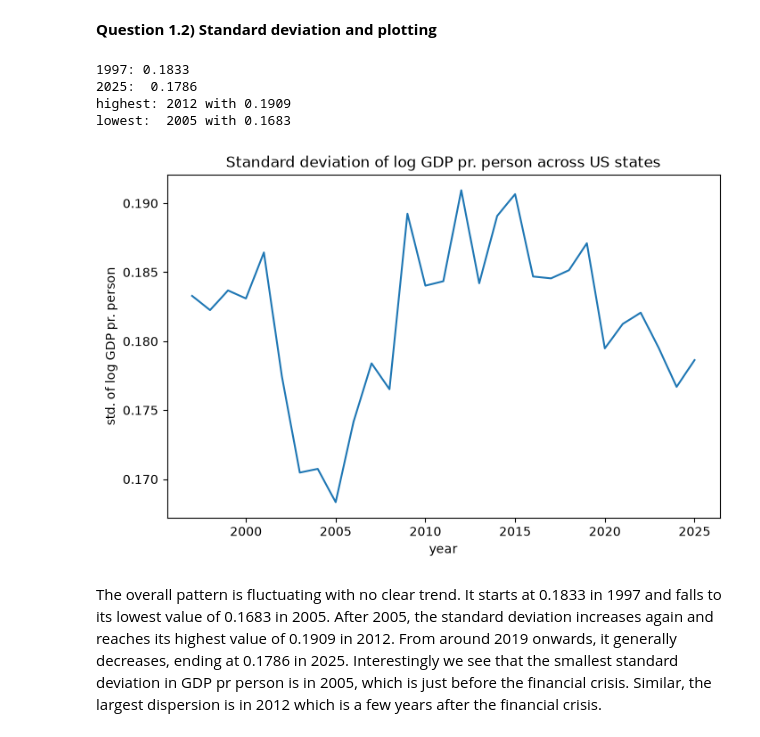
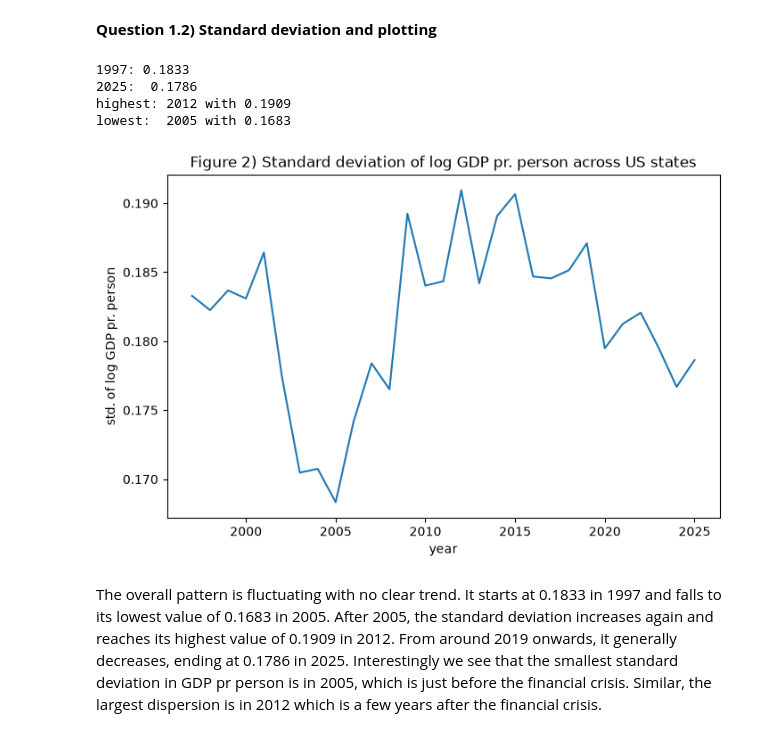
Before and after one commit to NumEconCopenhagen/projects-2024-group67, a Jupyter notebook: Exam/exam_notebook.ipynb, the cells around one changed output. Drawn from its saved outputs; the diff is of its cells as text; code cells hidden in the pictures.

```diff
--- a/Exam/exam_notebook.ipynb
+++ b/Exam/exam_notebook.ipynb
@@ -159,29 +159,29 @@ Looking at panel 2, we see how the states perform relative to the average across
 # %%
 import numpy as np
 
 # a. Standard deviation across states of log gdp pr. person for each year
 logy = np.log(y)
 sigma = logy.std(axis=1)
 
 # b. plotting the standard deviation of log(GDP)
 fig = plt.figure(figsize=(8,5))
 ax = fig.add_subplot(1,1,1)
 ax.plot(sigma.index, sigma)
 ax.set_xlabel('year')
 ax.set_ylabel('std. of log GDP pr. person')
-ax.set_title('Standard deviation of log GDP pr. person across US states')
+ax.set_title('Figure 2) Standard deviation of log GDP pr. person across US states')
 
 # b. printing our results
 print(f'{tfirst}: {sigma.loc[tfirst]:.4f}')
 print(f'{tlast}:  {sigma.loc[tlast]:.4f}')
 print(f'highest: {sigma.idxmax()} with {sigma.max():.4f}')
 print(f'lowest:  {sigma.idxmin()} with {sigma.min():.4f}')
 # %% [output]
 1997: 0.1833
 2025:  0.1786
 highest: 2012 with 0.1909
 lowest:  2005 with 0.1683
-[figure, old version]
+[figure, new version]
 # %% [markdown]
 The overall pattern is fluctuating with no clear trend. It starts at 0.1833 in 1997 and falls to its lowest value of 0.1683 in 2005. After 2005, the standard deviation increases again and reaches its highest value of 0.1909 in 2012. From around 2019 onwards, it generally decreases, ending at 0.1786 in 2025. Interestingly we see that the smallest standard deviation in GDP pr person is in 2005, which is just before the financial crisis. Similar, the largest dispersion is in 2012 which is a few years after the financial crisis.
 # %% [markdown]
```
Also changed, not shown: parts of 3 cells of this notebook.
